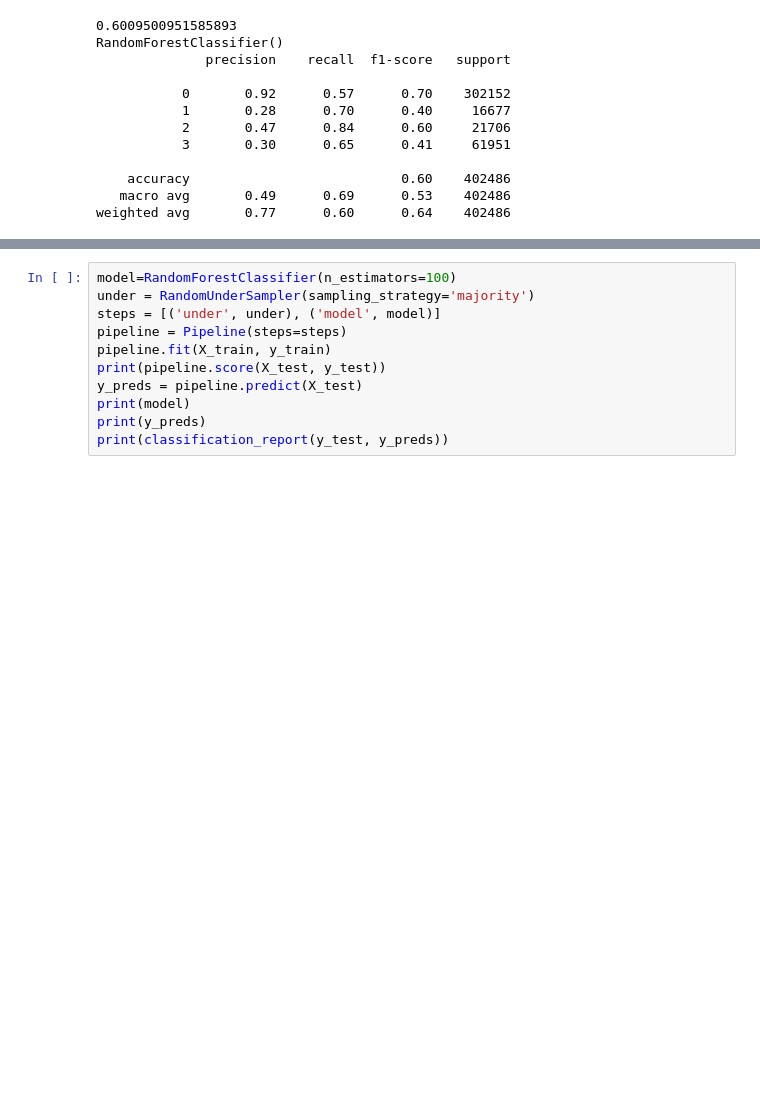
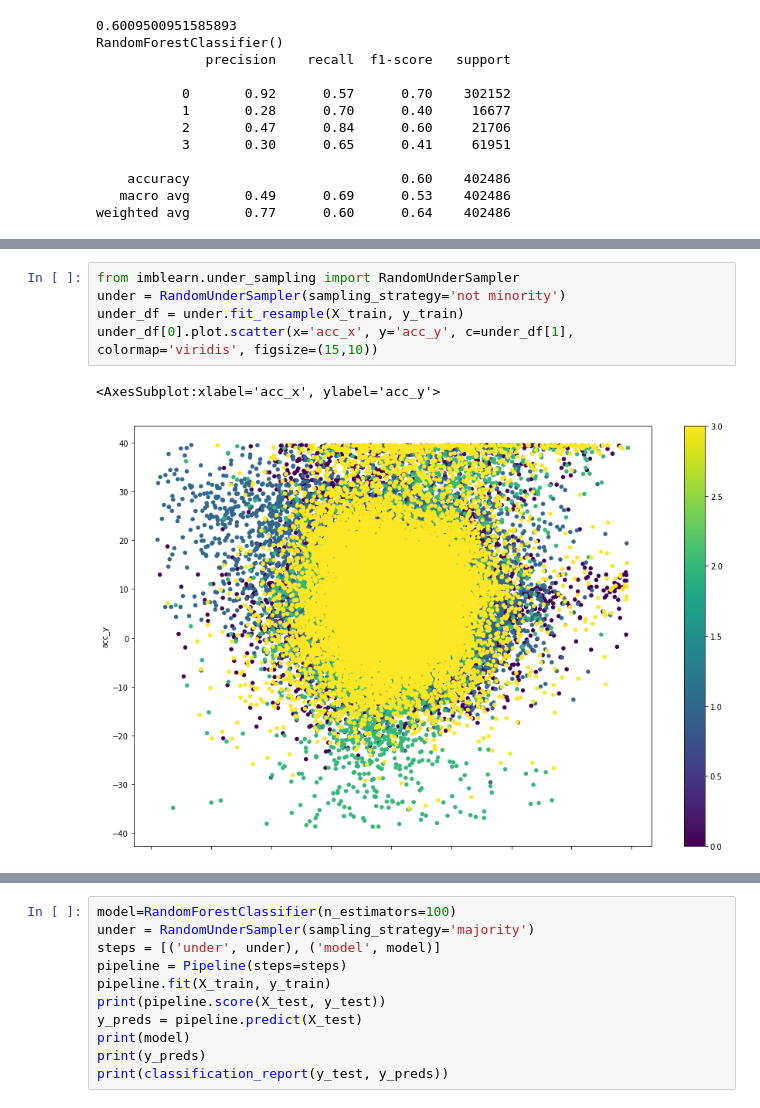
Before and after one commit to pratikdevnani/Terrain-Recognition-from-Time-Series-Data, a Jupyter notebook: ML_experiments.ipynb, the cells around one changed output, grey strips where cells are left out. Saved outputs shown, nothing was run; the diff lists cells and outputs as text; blank space fills up the shorter version.

```diff
--- a/ML_experiments.ipynb
+++ b/ML_experiments.ipynb
@@ -373,0 +460,8 @@ final_df.plot.scatter(x='acc_x', y='acc_y', c='label', colormap='viridis')
+# %%
+from imblearn.under_sampling import RandomUnderSampler
+under = RandomUnderSampler(sampling_strategy='not minority')
+under_df = under.fit_resample(X_train, y_train)
+under_df[0].plot.scatter(x='acc_x', y='acc_y', c=under_df[1], colormap='viridis', figsize=(15,10))
+# %% [output]
+<AxesSubplot:xlabel='acc_x', ylabel='acc_y'>
+[figure, added]
```
Also changed, not shown: parts of 25 cells of this notebook, 2 other files.
